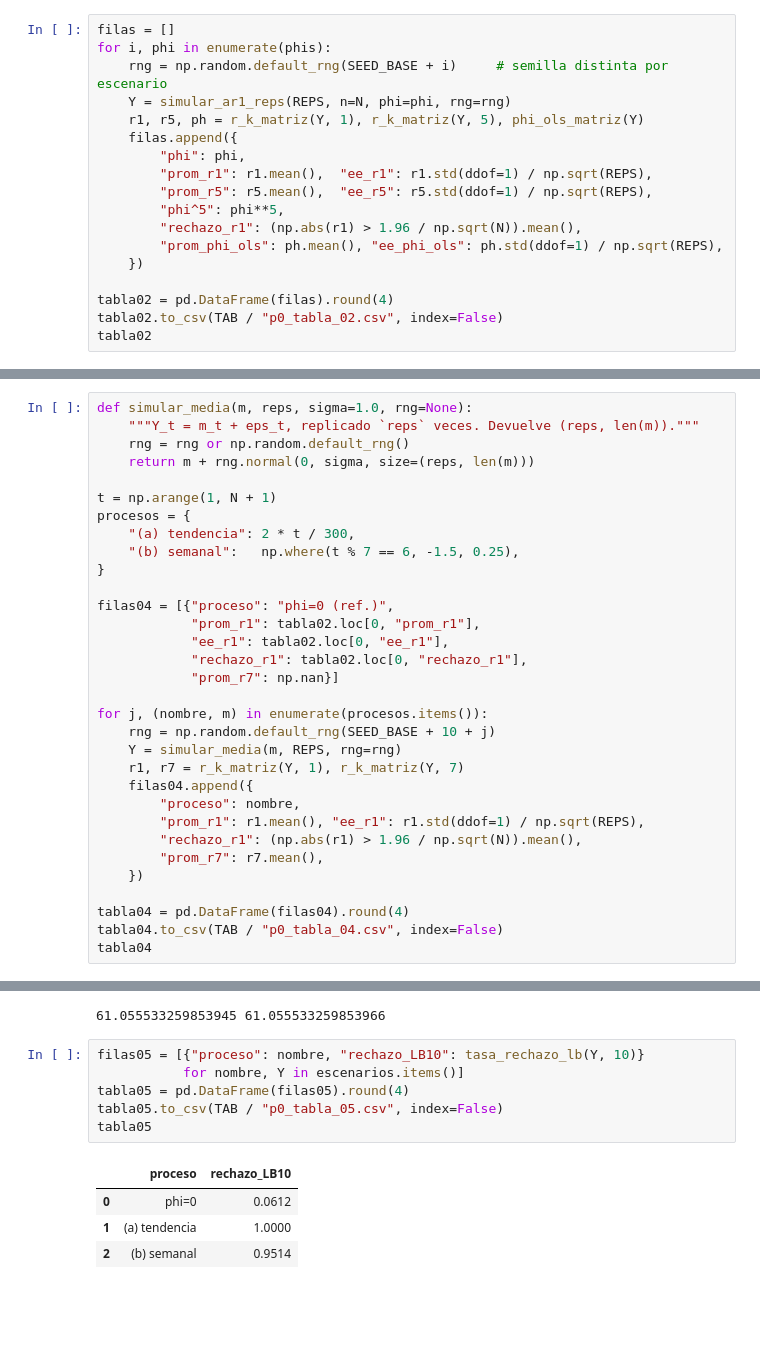
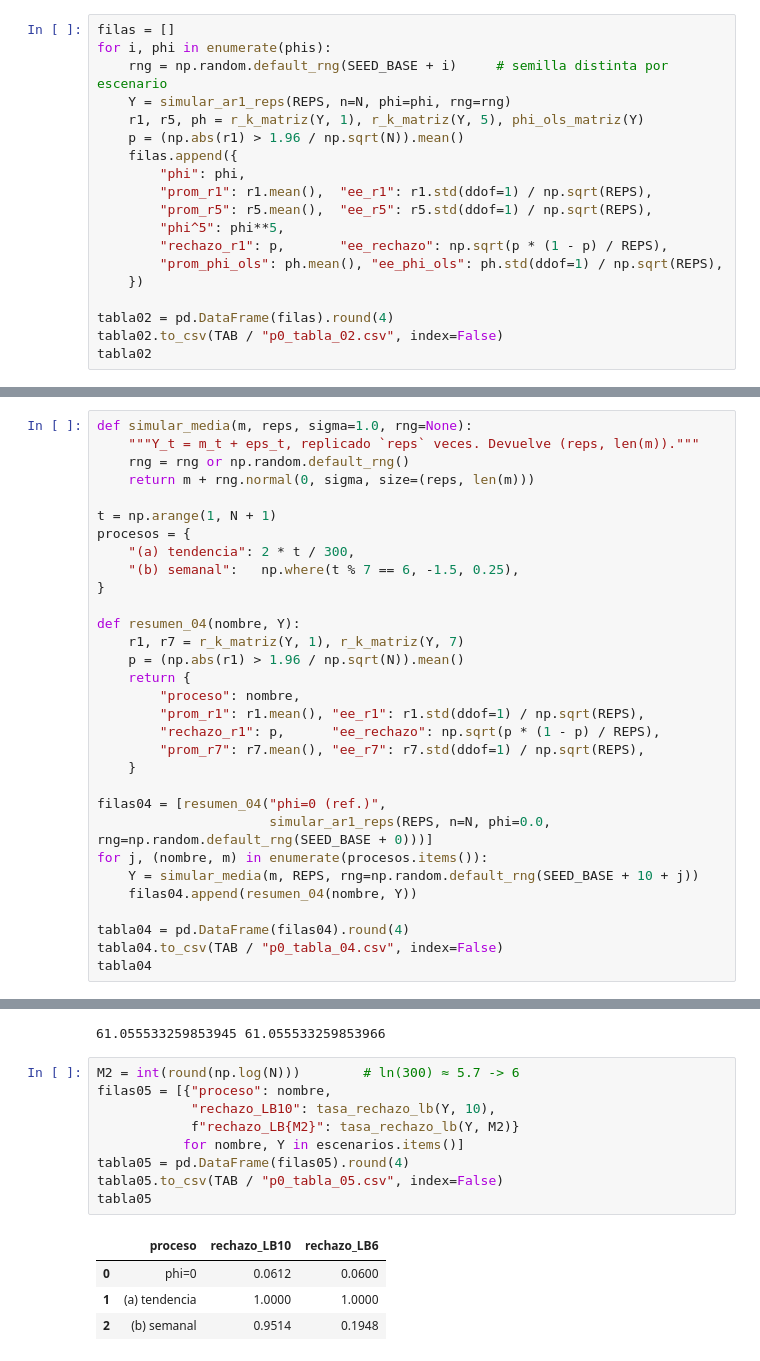
Before and after one commit to xNoksS/bi-tarea4-series-de-tiempo, a Jupyter notebook: Tarea4.ipynb, the cells around one changed output, grey strips where cells are left out. Saved outputs shown, nothing was run; the diff lists cells and outputs as text; blank space fills up the shorter version.

```diff
--- a/Tarea4.ipynb
+++ b/Tarea4.ipynb
@@ -103,12 +103,13 @@ for i, phi in enumerate(phis):
     rng = np.random.default_rng(SEED_BASE + i)     # semilla distinta por escenario
     Y = simular_ar1_reps(REPS, n=N, phi=phi, rng=rng)
     r1, r5, ph = r_k_matriz(Y, 1), r_k_matriz(Y, 5), phi_ols_matriz(Y)
+    p = (np.abs(r1) > 1.96 / np.sqrt(N)).mean()
     filas.append({
         "phi": phi,
         "prom_r1": r1.mean(),  "ee_r1": r1.std(ddof=1) / np.sqrt(REPS),
         "prom_r5": r5.mean(),  "ee_r5": r5.std(ddof=1) / np.sqrt(REPS),
         "phi^5": phi**5,
-        "rechazo_r1": (np.abs(r1) > 1.96 / np.sqrt(N)).mean(),
+        "rechazo_r1": p,       "ee_rechazo": np.sqrt(p * (1 - p) / REPS),
         "prom_phi_ols": ph.mean(), "ee_phi_ols": ph.std(ddof=1) / np.sqrt(REPS),
     })
 
@@ -133,22 +134,21 @@ procesos = {
     "(b) semanal":   np.where(t % 7 == 6, -1.5, 0.25),
 }
 
-filas04 = [{"proceso": "phi=0 (ref.)",
-            "prom_r1": tabla02.loc[0, "prom_r1"],
-            "ee_r1": tabla02.loc[0, "ee_r1"],
-            "rechazo_r1": tabla02.loc[0, "rechazo_r1"],
-            "prom_r7": np.nan}]
-
-for j, (nombre, m) in enumerate(procesos.items()):
-    rng = np.random.default_rng(SEED_BASE + 10 + j)
-    Y = simular_media(m, REPS, rng=rng)
+def resumen_04(nombre, Y):
     r1, r7 = r_k_matriz(Y, 1), r_k_matriz(Y, 7)
-    filas04.append({
+    p = (np.abs(r1) > 1.96 / np.sqrt(N)).mean()
+    return {
         "proceso": nombre,
         "prom_r1": r1.mean(), "ee_r1": r1.std(ddof=1) / np.sqrt(REPS),
-        "rechazo_r1": (np.abs(r1) > 1.96 / np.sqrt(N)).mean(),
-        "prom_r7": r7.mean(),
-    })
+        "rechazo_r1": p,      "ee_rechazo": np.sqrt(p * (1 - p) / REPS),
+        "prom_r7": r7.mean(), "ee_r7": r7.std(ddof=1) / np.sqrt(REPS),
+    }
+
+filas04 = [resumen_04("phi=0 (ref.)",
+                      simular_ar1_reps(REPS, n=N, phi=0.0, rng=np.random.default_rng(SEED_BASE + 0)))]
+for j, (nombre, m) in enumerate(procesos.items()):
+    Y = simular_media(m, REPS, rng=np.random.default_rng(SEED_BASE + 10 + j))
+    filas04.append(resumen_04(nombre, Y))
 
 tabla04 = pd.DataFrame(filas04).round(4)
 tabla04.to_csv(TAB / "p0_tabla_04.csv", index=False)
@@ -192,13 +192,16 @@ print(Q_mio, lb["lb_stat"].iloc[0])
 # %% [output]
 61.055533259853945 61.055533259853966
 # %%
-filas05 = [{"proceso": nombre, "rechazo_LB10": tasa_rechazo_lb(Y, 10)}
+M2 = int(round(np.log(N)))        # ln(300) ≈ 5.7 -> 6
+filas05 = [{"proceso": nombre,
+            "rechazo_LB10": tasa_rechazo_lb(Y, 10),
+            f"rechazo_LB{M2}": tasa_rechazo_lb(Y, M2)}
            for nombre, Y in escenarios.items()]
 tabla05 = pd.DataFrame(filas05).round(4)
 tabla05.to_csv(TAB / "p0_tabla_05.csv", index=False)
 tabla05
 # %% [output]
-|  | proceso | rechazo_LB10 |
-| 0 | phi=0 | 0.0612 |
-| 1 | (a) tendencia | 1.0000 |
-| 2 | (b) semanal | 0.9514 |
+|  | proceso | rechazo_LB10 | rechazo_LB6 |
+| 0 | phi=0 | 0.0612 | 0.0600 |
+| 1 | (a) tendencia | 1.0000 | 1.0000 |
+| 2 | (b) semanal | 0.9514 | 0.1948 |
```
Also changed, not shown: parts of 2 cells of this notebook, 3 other files.
